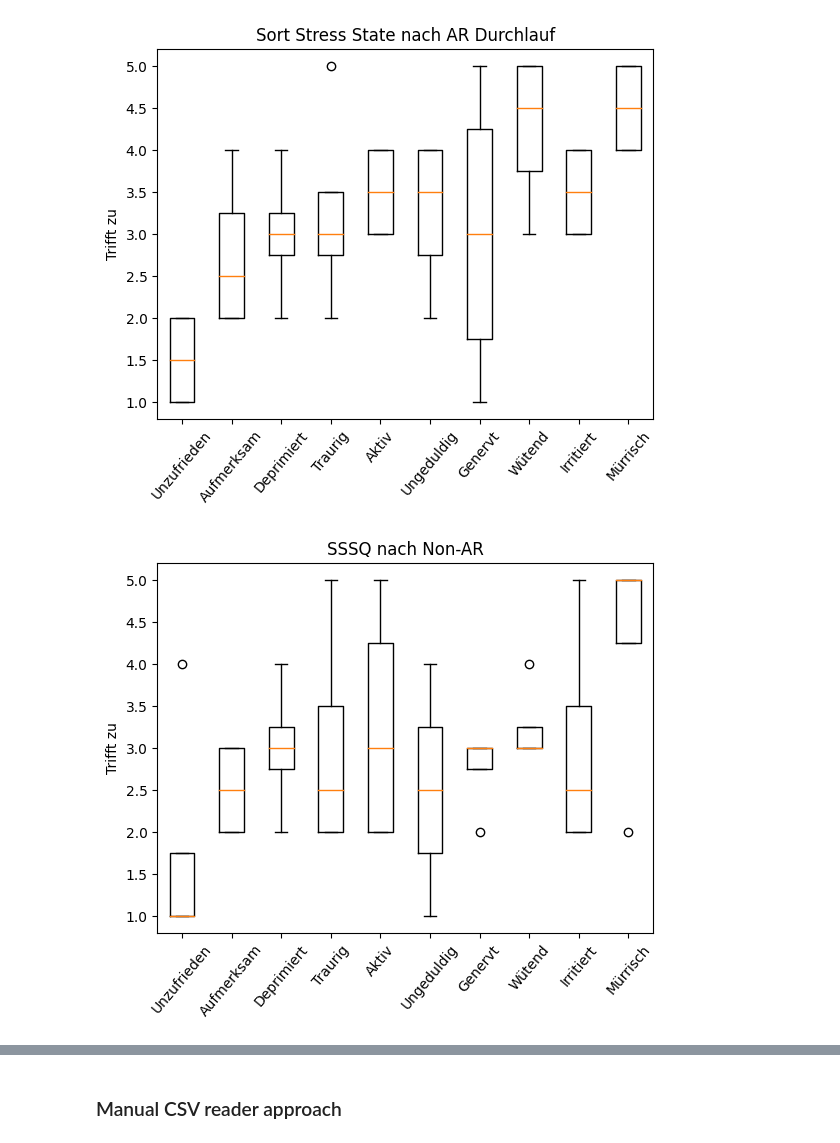
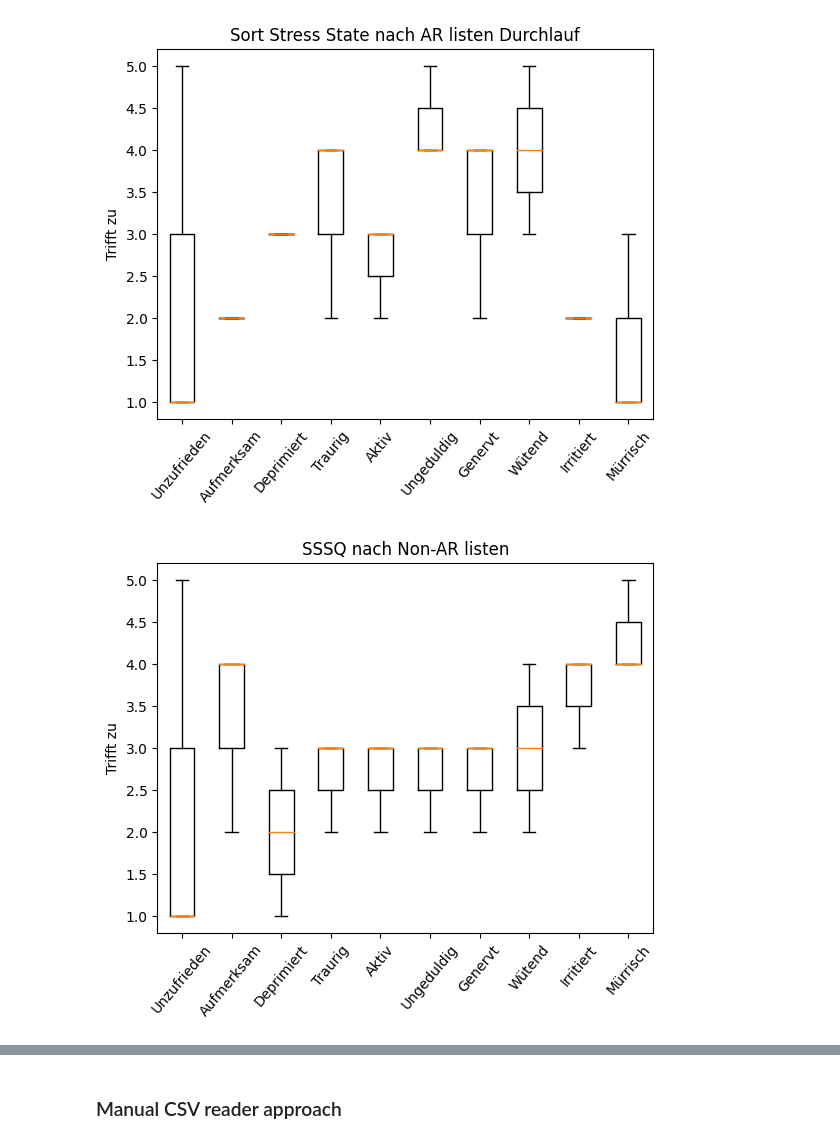
Before and after one commit to BrunoBerger/Zen-Office, a Jupyter notebook: Auswertung/test.ipynb, the cells around one changed output, grey strips where cells are left out. Cells and saved outputs as stored; diff of their text form; code cells hidden in the pictures.

```diff
--- a/Auswertung/test.ipynb
+++ b/Auswertung/test.ipynb
@@ -25,24 +25,30 @@ df = pd.read_csv(selectedFile,
 # %%
 # df.head()
 # df.dtypes
 # df.columns
 # df["SS01_01"].describe()
 
-plt.boxplot(x=df[StressState_AR_Keys], labels=StressState_Names)
+plt.boxplot(x=df[SSSQ_AR_Listen_Scale_Keys], labels=SSSQ_Scale_Names)
 plt.xticks(rotation=50)
-plt.title("Sort Stress State nach AR Durchlauf")
+plt.title("Sort Stress State nach AR listen Durchlauf")
 plt.ylabel("Trifft zu")
 plt.show()
 
 
-def makeBoxPlot(data, lables, title):
+def makeBoxPlot(data, lables, title, rot=50, ylabel="Trifft zu", save=False):
+    plt.figure()
     plt.boxplot(x=data, labels=lables)
-    plt.xticks(rotation=50)
+    plt.xticks(rotation=rot)
     plt.title(title)
-    plt.ylabel("Trifft zu")
+    plt.ylabel(ylabel)
+    if save:
+        plt.savefig(title)
     plt.show
 
-makeBoxPlot(df[StressState_NonAR_Keys], StressState_Names, "SSSQ nach Non-AR")
+
+
+makeBoxPlot(df[SSSQ_NonAR_Listen_Scale_Keys], SSSQ_Scale_Names, "SSSQ nach Non-AR listen")
+makeBoxPlot(df[Demographic_Keys[:-1]], Demographic_Names[:-1], "Demographie Übersicht")
 # %% [output]
-[figure, old version]
+[figure, new version]
-[figure, old version]
+[figure, new version]
```
Also changed, not shown: parts of 3 cells of this notebook, 5 other files.
